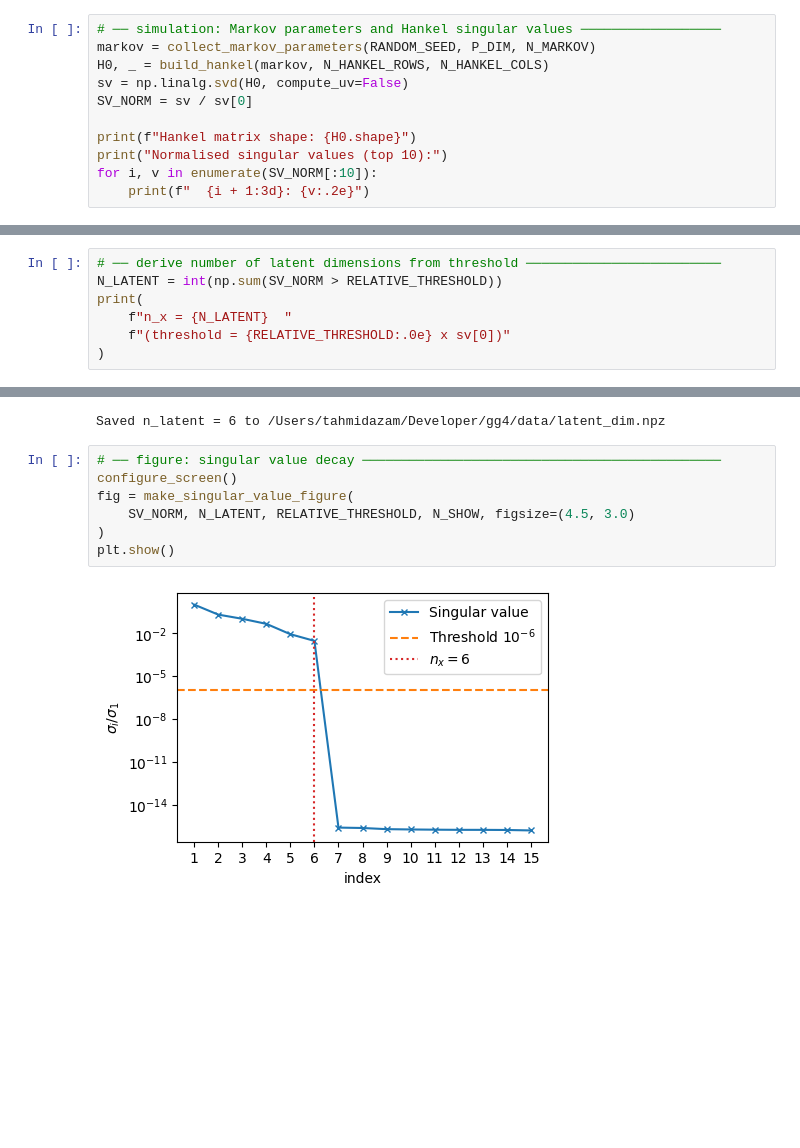
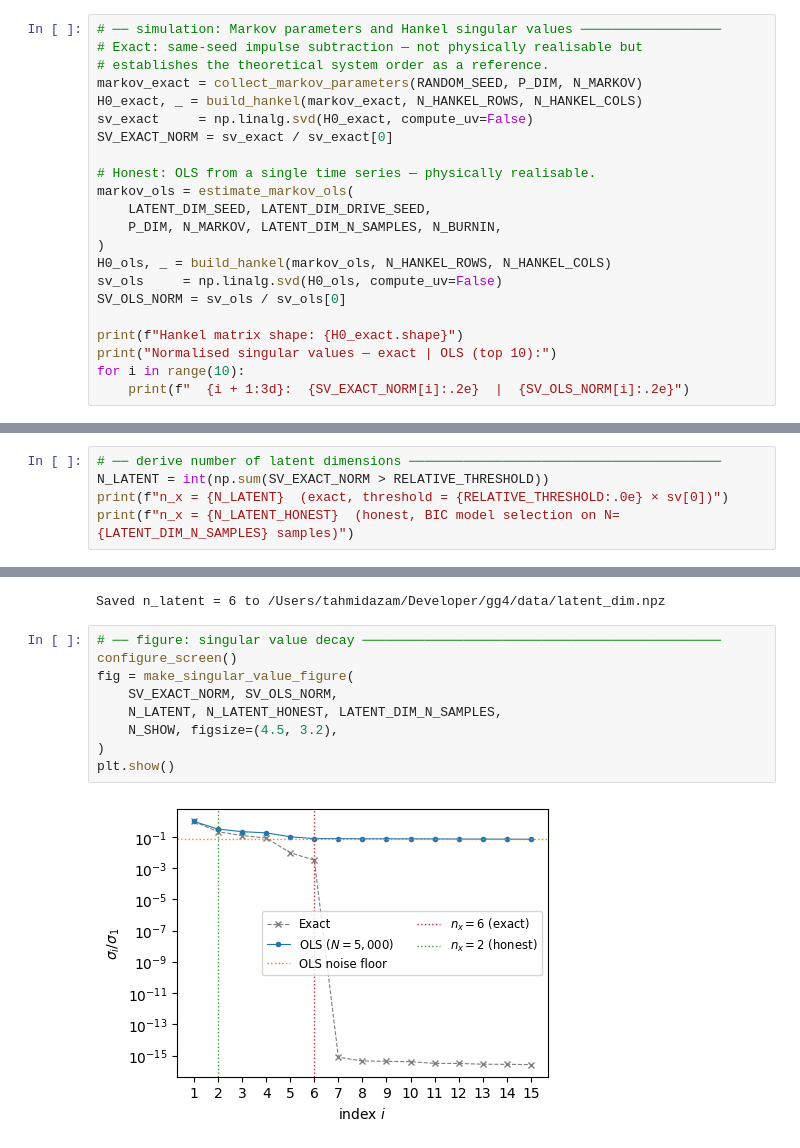
Before and after one commit to tahmidazam/gg4, a Jupyter notebook: notebooks/latent_dim/latent_dim.ipynb, the cells around one changed output, grey strips where cells are left out. Saved outputs shown, nothing was run; the diff lists cells and outputs as text; blank space fills up the shorter version.

```diff
--- a/notebooks/latent_dim/latent_dim.ipynb
+++ b/notebooks/latent_dim/latent_dim.ipynb
@@ -48,13 +56,24 @@ n_u = 2
 n_y = 16
 # %%
 # ── simulation: Markov parameters and Hankel singular values ──────────────────
-markov = collect_markov_parameters(RANDOM_SEED, P_DIM, N_MARKOV)
-H0, _ = build_hankel(markov, N_HANKEL_ROWS, N_HANKEL_COLS)
-sv = np.linalg.svd(H0, compute_uv=False)
-SV_NORM = sv / sv[0]
+# Exact: same-seed impulse subtraction — not physically realisable but
+# establishes the theoretical system order as a reference.
+markov_exact = collect_markov_parameters(RANDOM_SEED, P_DIM, N_MARKOV)
+H0_exact, _ = build_hankel(markov_exact, N_HANKEL_ROWS, N_HANKEL_COLS)
+sv_exact     = np.linalg.svd(H0_exact, compute_uv=False)
+SV_EXACT_NORM = sv_exact / sv_exact[0]
 
-print(f"Hankel matrix shape: {H0.shape}")
-print("Normalised singular values (top 10):")
-for i, v in enumerate(SV_NORM[:10]):
-    print(f"  {i + 1:3d}: {v:.2e}")
+# Honest: OLS from a single time series — physically realisable.
+markov_ols = estimate_markov_ols(
+    LATENT_DIM_SEED, LATENT_DIM_DRIVE_SEED,
+    P_DIM, N_MARKOV, LATENT_DIM_N_SAMPLES, N_BURNIN,
+)
+H0_ols, _ = build_hankel(markov_ols, N_HANKEL_ROWS, N_HANKEL_COLS)
+sv_ols     = np.linalg.svd(H0_ols, compute_uv=False)
+SV_OLS_NORM = sv_ols / sv_ols[0]
+
+print(f"Hankel matrix shape: {H0_exact.shape}")
+print("Normalised singular values — exact | OLS (top 10):")
+for i in range(10):
+    print(f"  {i + 1:3d}:  {SV_EXACT_NORM[i]:.2e}  |  {SV_OLS_NORM[i]:.2e}")
 # %% [output]
@@ -73,8 +92,6 @@ Normalised singular values (top 10):
 # %%
-# ── derive number of latent dimensions from threshold ─────────────────────────
-N_LATENT = int(np.sum(SV_NORM > RELATIVE_THRESHOLD))
-print(
-    f"n_x = {N_LATENT}  "
-    f"(threshold = {RELATIVE_THRESHOLD:.0e} x sv[0])"
-)
+# ── derive number of latent dimensions ────────────────────────────────────────
+N_LATENT = int(np.sum(SV_EXACT_NORM > RELATIVE_THRESHOLD))
+print(f"n_x = {N_LATENT}  (exact, threshold = {RELATIVE_THRESHOLD:.0e} × sv[0])")
+print(f"n_x = {N_LATENT_HONEST}  (honest, BIC model selection on N={LATENT_DIM_N_SAMPLES} samples)")
 # %% [output]
@@ -89,11 +107,13 @@ Saved n_latent = 6 to /Users/tahmidazam/Developer/gg4/data/latent_dim.npz
 # %%
 # ── figure: singular value decay ──────────────────────────────────────────────
 configure_screen()
 fig = make_singular_value_figure(
-    SV_NORM, N_LATENT, RELATIVE_THRESHOLD, N_SHOW, figsize=(4.5, 3.0)
+    SV_EXACT_NORM, SV_OLS_NORM,
+    N_LATENT, N_LATENT_HONEST, LATENT_DIM_N_SAMPLES,
+    N_SHOW, figsize=(4.5, 3.2),
 )
 plt.show()
 # %% [output]
-[figure, old version]
+[figure, new version]
 # %%
 # ── pgf export ─────────────────────────────────────────────────────────────────
```
Also changed, not shown: parts of 6 cells of this notebook, 46 other files.
